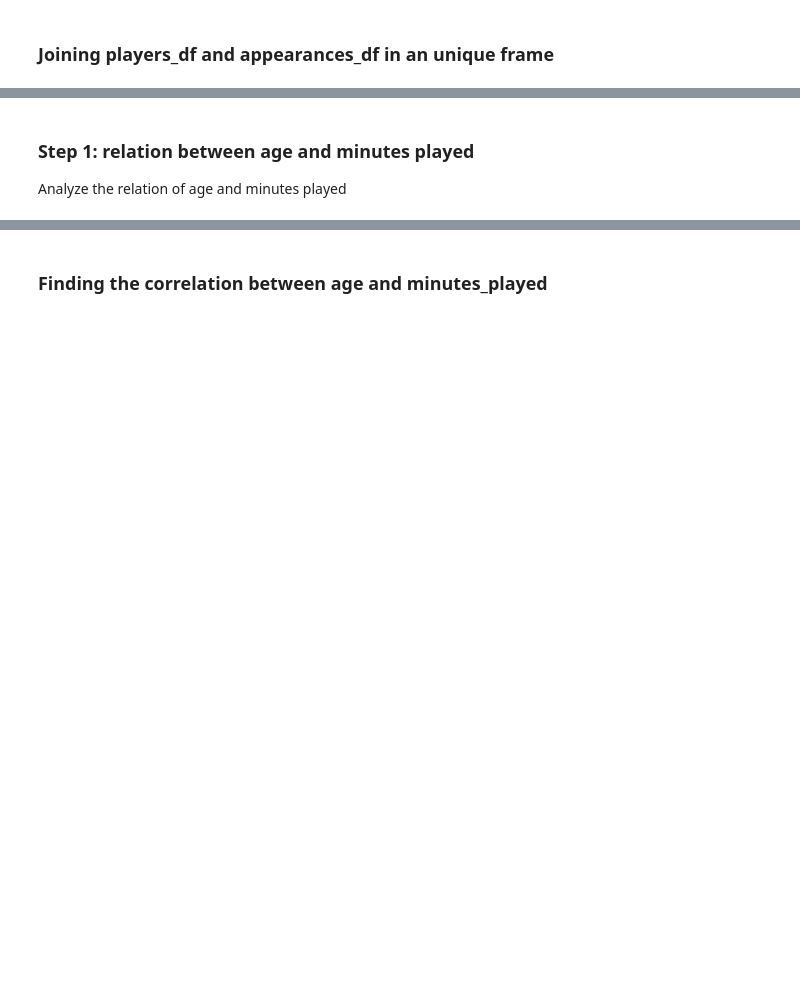
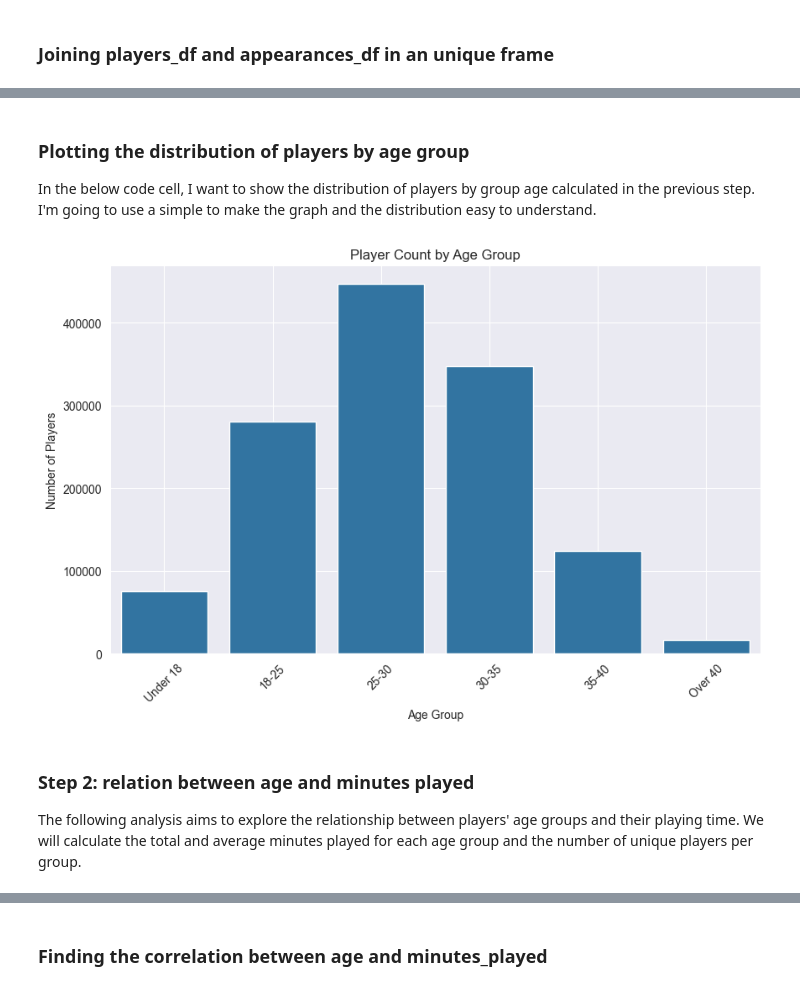
Before and after one commit to BonincontroL/IumTweb_project, a Jupyter notebook: solution/DataAnalysis/JupyterNotebooks/appearances.ipynb, the cells around one changed output, grey strips where cells are left out. Saved outputs shown, nothing was run; the diff lists cells and outputs as text; code cells hidden in the pictures; blank space fills up the shorter version.

```diff
--- a/solution/DataAnalysis/JupyterNotebooks/appearances.ipynb
+++ b/solution/DataAnalysis/JupyterNotebooks/appearances.ipynb
@@ -73,4 +284,19 @@ player_count_by_age
+# %% [markdown]
+### Plotting the distribution of players by age group
+In the below code cell, I want to show the distribution of players by group age calculated in the previous step.
+I'm going to use a simple to make the graph and the distribution easy to understand.
+# %%
+plt.figure(figsize=(10, 6))
+sns.barplot(x=player_count_by_group_age.index, y=player_count_by_group_age.values)
+plt.title('Player Count by Age Group')
+plt.xlabel('Age Group')
+plt.ylabel('Number of Players')
+plt.xticks(rotation=45)  # Rotate labels for better readability if necessary
+plt.grid(True)
+plt.show()
+# %% [output]
+[figure, added]
 # %% [markdown]
-### Step 1: relation between age and minutes played
-Analyze the relation of age and minutes played
+### Step 2: relation between age and minutes played
+The following analysis aims to explore the relationship between players' age groups and their playing time. We will calculate the total and average minutes played for each age group and the number of unique players per group.
 # %%
```
Also changed, not shown: parts of 34 cells of this notebook, 2 other files.
